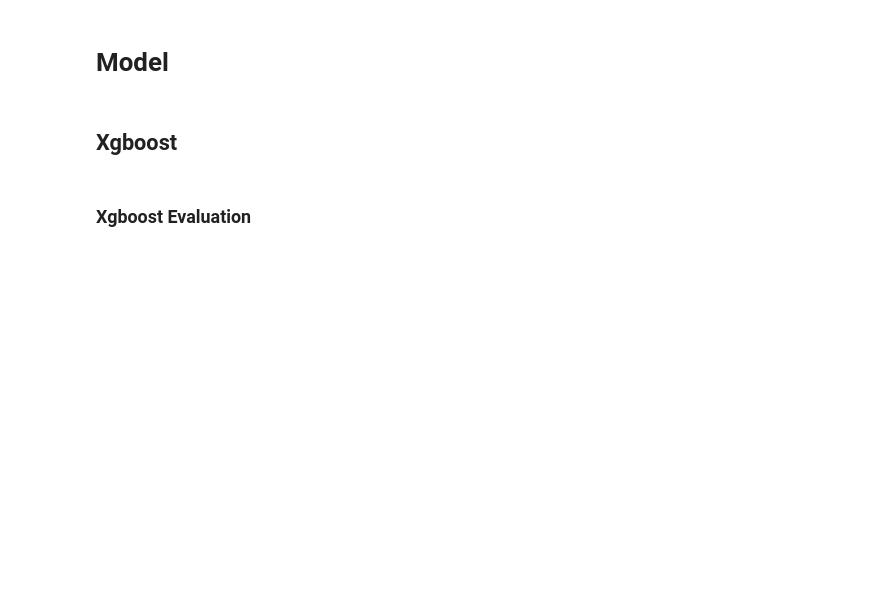
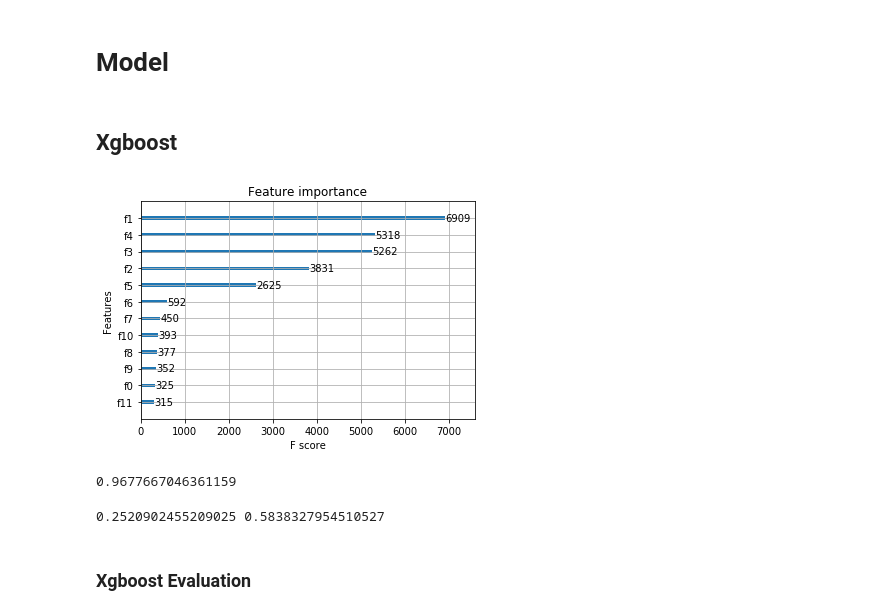
Before and after one commit to entiff/H1B-visa-classification, a Jupyter notebook: BOAZ Mini Project-teahee.ipynb, the cells around one changed output. Cells and saved outputs as stored; diff of their text form; code cells hidden in the pictures; blank space fills up the shorter version.

```diff
--- a/BOAZ Mini Project-teahee.ipynb
+++ b/BOAZ Mini Project-teahee.ipynb
@@ -978,3 +985,19 @@ predictions = gbm.predict(test_X)
+# %%
+plot_importance(gbm)
+pyplot.show()
+# %% [output]
+[figure, added]
+# %%
+accuracy = accuracy_score(y_test, predictions)
+print(accuracy)
+# %% [output]
+0.9677667046361159
+# %%
+recall_score = recall_score(y_test,predictions)
+precision_score = precision_score(y_test,predictions)
+print(recall_score, precision_score)
+# %% [output]
+0.2520902455209025 0.5838327954510527
 # %% [markdown]
 ### Xgboost Evaluation
 # %% [markdown]
```
Also changed, not shown: parts of 2 cells of this notebook.
